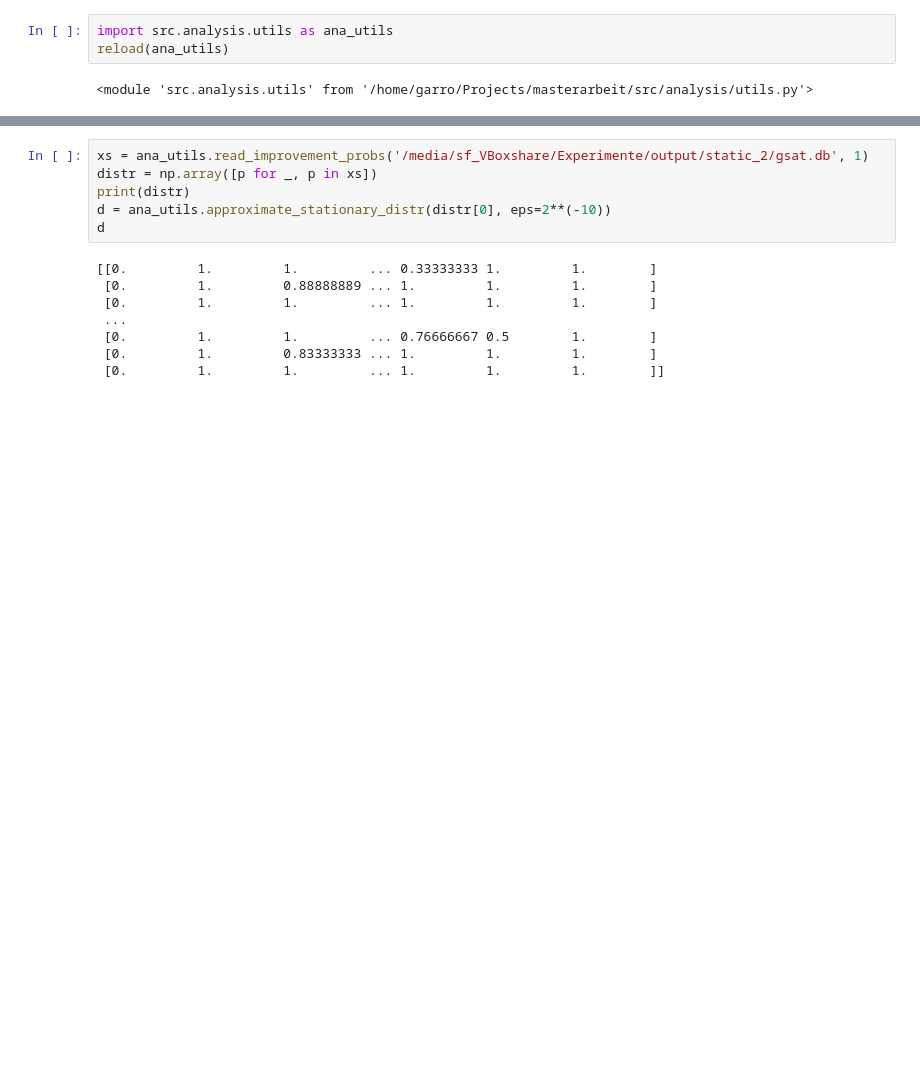
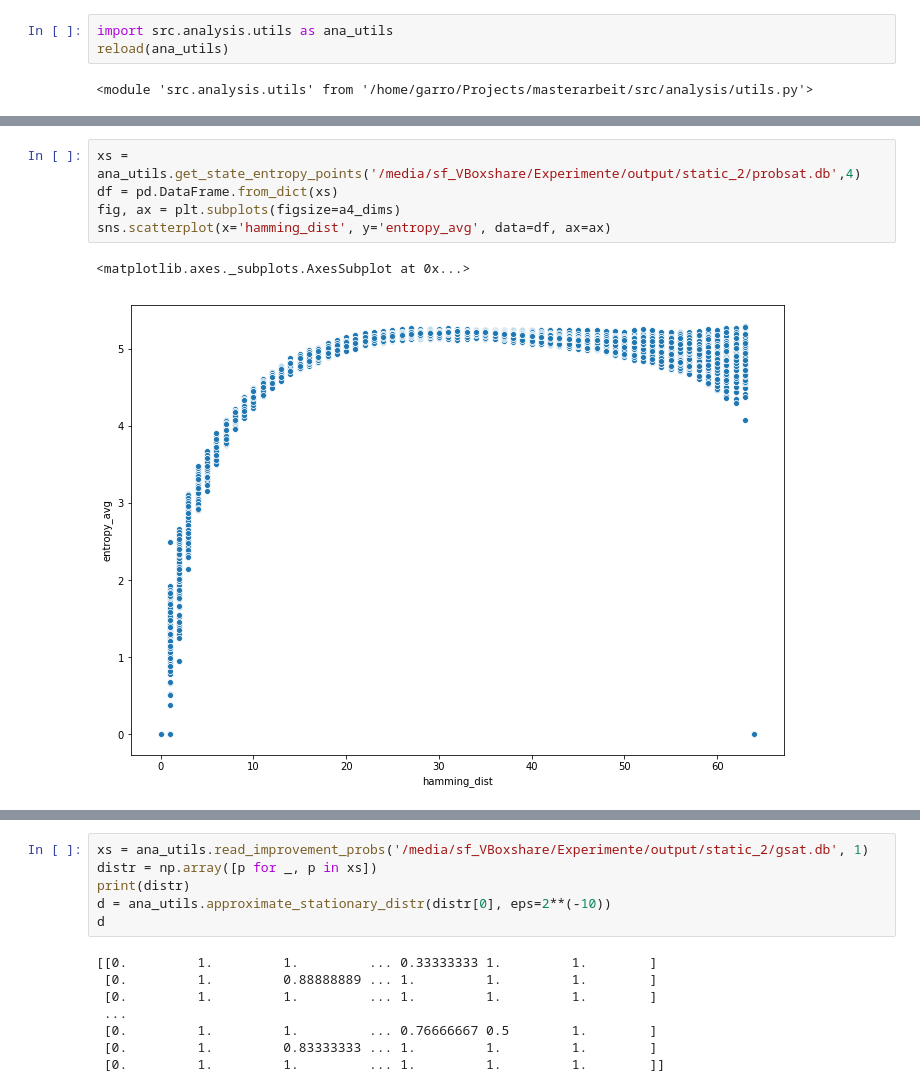
Before and after one commit to SRechenberger/Masterarbeit_Code, a Jupyter notebook: analysis.ipynb, the cells around one changed output, grey strips where cells are left out. Drawn from its saved outputs; the diff is of its cells as text; blank space fills up the shorter version.

```diff
--- a/analysis.ipynb
+++ b/analysis.ipynb
@@ -19,0 +67,8 @@ reload(ana_utils)
+# %%
+xs = ana_utils.get_state_entropy_points('/media/sf_VBoxshare/Experimente/output/static_2/probsat.db',4)
+df = pd.DataFrame.from_dict(xs)
+fig, ax = plt.subplots(figsize=a4_dims)
+sns.scatterplot(x='hamming_dist', y='entropy_avg', data=df, ax=ax)
+# %% [output]
+<matplotlib.axes._subplots.AxesSubplot at 0x...>
+[figure, added]
```
Also changed, not shown: parts of 11 cells of this notebook.
